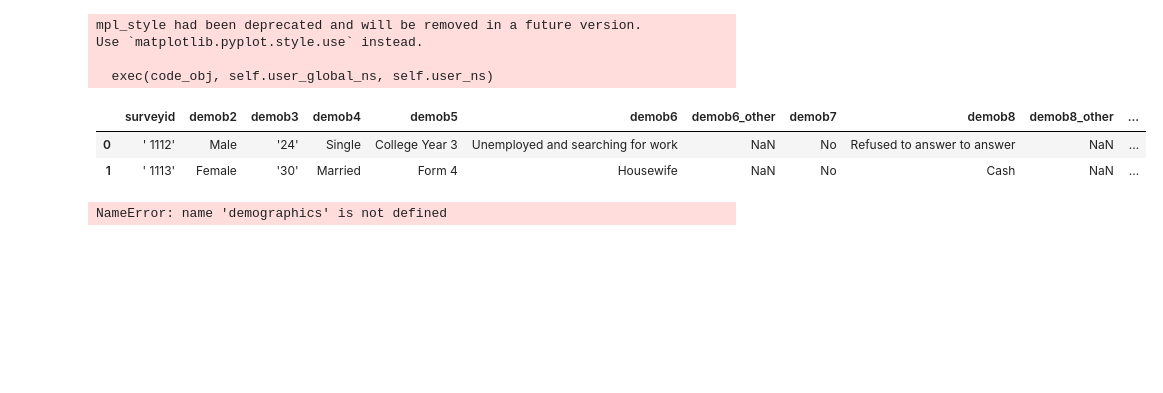
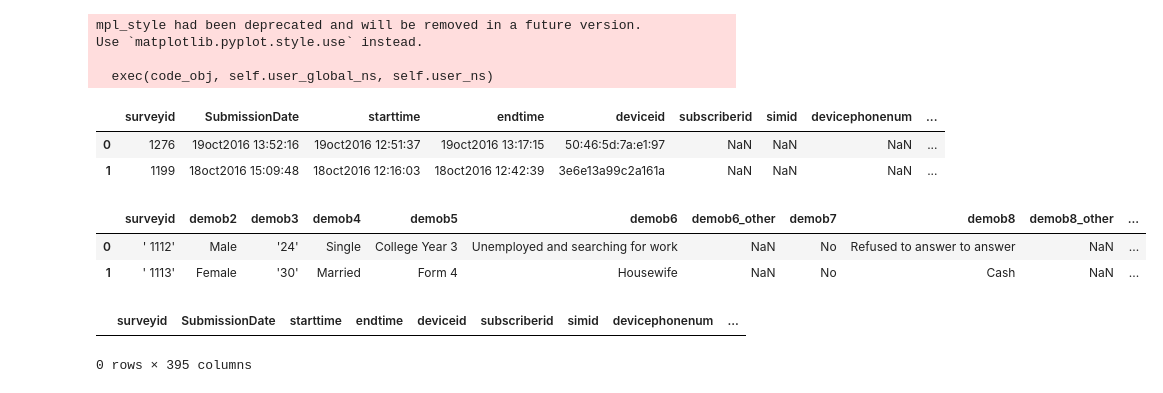
Before and after one commit to cmarohasy/justonething, a Jupyter notebook: Testing out 1- Data.ipynb, the cells around one changed output. Saved outputs shown, nothing was run; the diff lists cells and outputs as text; code cells hidden in the pictures; blank space fills up the shorter version.

```diff
--- a/Testing out 1- Data.ipynb
+++ b/Testing out 1- Data.ipynb
@@ -16,26 +16,33 @@ Use `matplotlib.pyplot.style.use` instead.
 from IPython.core.interactiveshell import InteractiveShell
 InteractiveShell.ast_node_interactivity = "all"
 # %%
-pd.set_option('display.max_columns', 80)
+pd.set_option('display.max_columns', 377)
 pd.set_option('expand_frame_repr', True)
 # %%
 data_path = '~/Associate_June2017_Data'
 # %%
-df=pd.read_csv(data_path+'/saving_habits.csv', low_memory=False, encoding = "ISO-8859-1")
-df=pd.read_csv(data_path+'/demographics.csv', low_memory=False, encoding = "ISO-8859-1")
+saving_habits=pd.read_csv(data_path+'/saving_habits.csv', low_memory=False, encoding = "ISO-8859-1")
+demographics=pd.read_csv(data_path+'/demographics.csv', low_memory=False, encoding = "ISO-8859-1")
 # %%
 #df = df stands for dataframe. it is common practice, because you will have to keep writing out the name of the dataset again and again. helps keep it short and clear.
 # %%
-df.head (2)
+saving_habits.head (2)
 # %% [output]
-|  | surveyid | demob2 | demob3 | demob4 | demob5 | demob6 | demob6_other | demob7 | demob8 | demob8_other | ... |
-| 0 | ' 1112' | Male | '24' | Single | College Year 3 | Unemployed and searching for work | NaN | No | Refused to answer to answer | NaN | ... |
-| 1 | ' 1113' | Female | '30' | Married | Form 4 | Housewife | NaN | No | Cash | NaN | ... |
+|  | surveyid | SubmissionDate | starttime | endtime | deviceid | subscriberid | simid | devicephonenum | ... |
+| 0 | 1276 | 19oct2016 13:52:16 | 19oct2016 12:51:37 | 19oct2016 13:17:15 | 50:46:5d:7a:e1:97 | NaN | NaN | NaN | ... |
+| 1 | 1199 | 18oct2016 15:09:48 | 18oct2016 12:16:03 | 18oct2016 12:42:39 | 3e6e13a99c2a161a | NaN | NaN | NaN | ... |
+# %%
+demographics.head (2)
+# %% [output]
+|  | surveyid | demob2 | demob3 | demob4 | demob5 | demob6 | demob6_other | demob7 | demob8 | demob8_other | ... |
+| 0 | ' 1112' | Male | '24' | Single | College Year 3 | Unemployed and searching for work | NaN | No | Refused to answer to answer | NaN | ... |
+| 1 | ' 1113' | Female | '30' | Married | Form 4 | Housewife | NaN | No | Cash | NaN | ... |
 # %%
 # resource for merging at https://chrisalbon.com/python/pandas_join_merge_dataframe.html
 # and https://www.youtube.com/watch?v=h4hOPGo4UVU
 # and http://www.shanelynn.ie/merge-join-dataframes-python-pandas-index-1/
 # %%
-result = pd.merge (demographics, saving_habits, on='surveyid')
+pd.merge (saving_habits, demographics, on="surveyid")
 # %% [output]
+|  | surveyid | SubmissionDate | starttime | endtime | deviceid | subscriberid | simid | devicephonenum | ... |
-NameError: name 'demographics' is not defined
+0 rows × 395 columns
```
